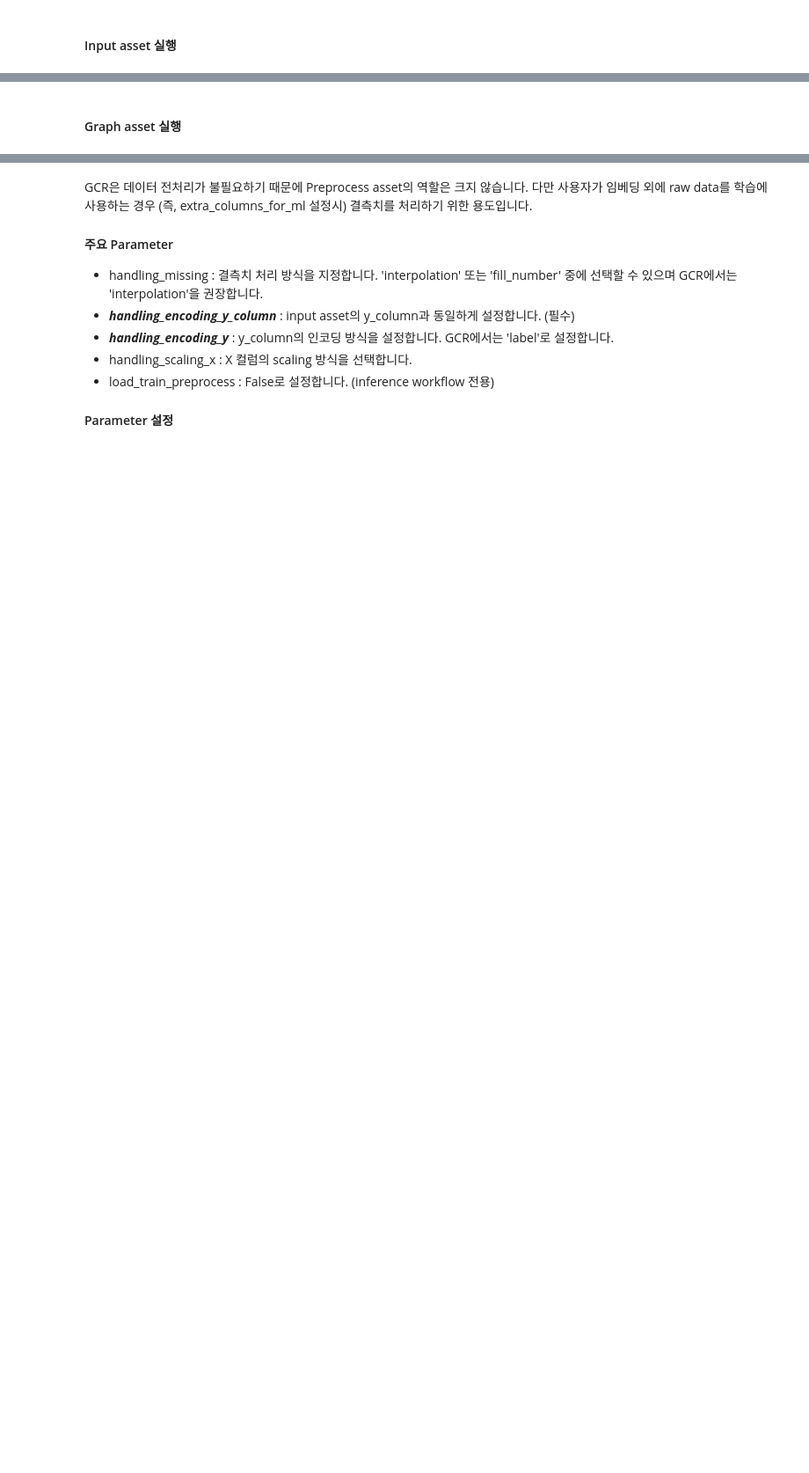
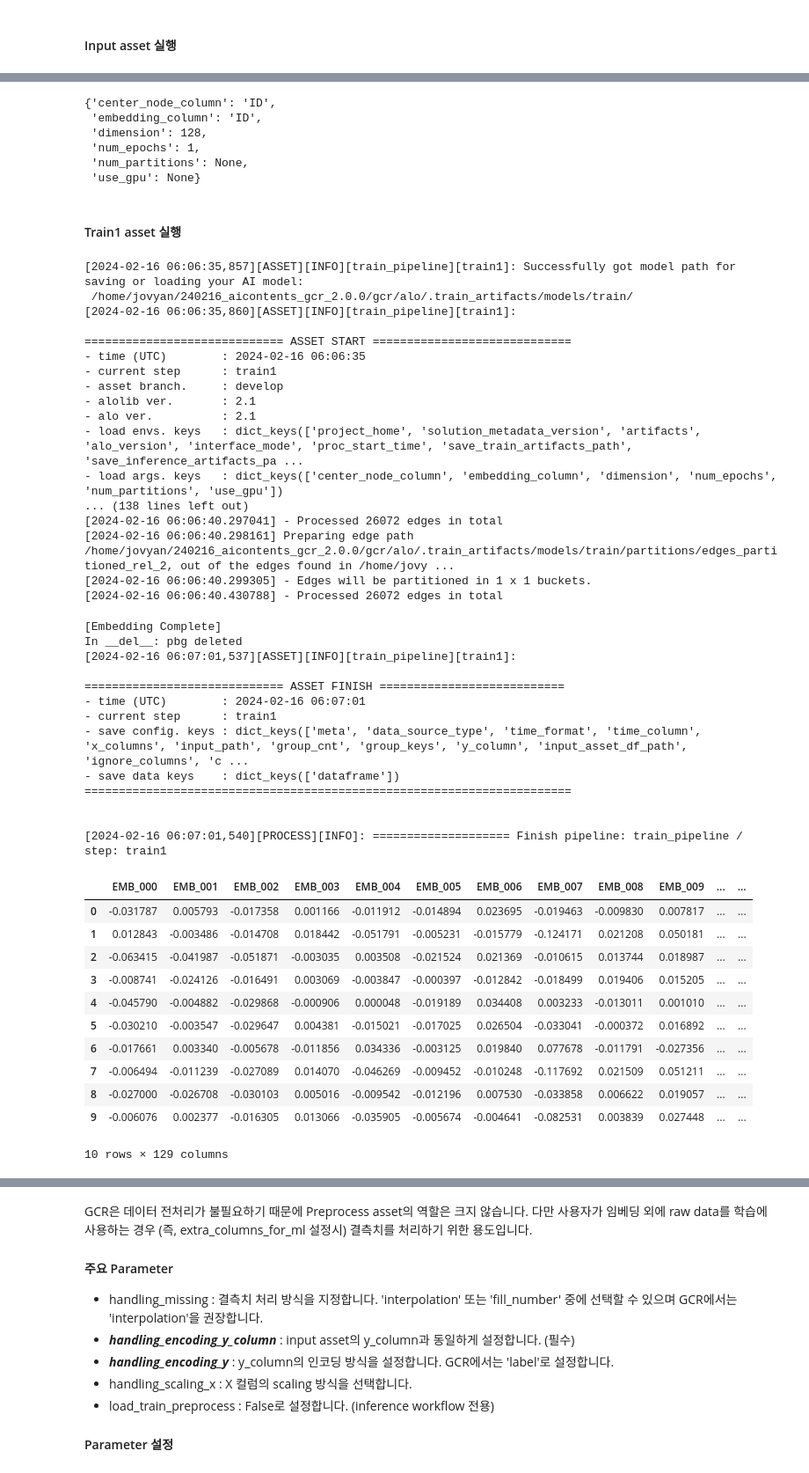
Before and after one commit to mellerikat-aicontents/Graph-powered-Classification-Regression, a Jupyter notebook: GCR_asset_run_template.ipynb, the cells around one changed output, grey strips where cells are left out. Shown at 88% size. Saved outputs shown, nothing was run; the diff lists cells and outputs as text; code cells hidden in the pictures; blank space fills up the shorter version.

```diff
--- a/GCR_asset_run_template.ipynb
+++ b/GCR_asset_run_template.ipynb
@@ -181,0 +342,5 @@ input_asset_structure.data['dataframe'].head(10)
+# %%
+readiness_asset_structure = run(step, pipeline, alo.asset_structure)
+
+# Readiness asset의 결과 dataframe은 readiness_asset_structure.data['dataframe']으로 확인할 수 있습니다.
+readiness_asset_structure.data['dataframe'].head(10)
@@ -196,20 +387,70 @@ GCR의 가장 핵심이 되는 asset입니다. Raw Data를 임베딩으로 모
 
 #### Parameter 설정
 # %%
-# GCR asset 순서에 따라 step 순서를 입력합니다. (input(0) - graph(1) - preprocess(2) - sampling(3) - train(4))
-step = 1
-alo.asset_structure= copy.deepcopy(input_asset_structure)
+# GCR asset 순서에 따라 step 순서를 입력합니다. (input(0) - readiness(1) - train1(2) - preprocess(3) - train2(4) - output(5))
+step = 2
+alo.asset_structure= copy.deepcopy(readiness_asset_structure)
 alo.asset_structure.args = alo.get_args(pipeline, step)
 
 # 아래 주석을 풀어 graph asset argument를 원하는 값으로 수정합니다.
 #asset_structure.args['dimension'] = 128
 alo.asset_structure.args
+# %% [output]
+{'center_node_column': 'ID',
+ 'embedding_column': 'ID',
+ 'dimension': 128,
+ 'num_epochs': 1,
+ 'num_partitions': None,
+ 'use_gpu': None}
 # %% [markdown]
-#### Graph asset 실행
+#### Train1 asset 실행
 # %%
 # asset 실행
-graph_asset_structure=run(step, pipeline, alo.asset_structure)
+train1_asset_structure=run(step, pipeline, alo.asset_structure)
 
-# graph asset의 결과 dataframe은 graph_asset_structure.data['dataframe']으로 확인할 수 있습니다.
-graph_asset_structure.data['dataframe'].head(10)
+# graph asset의 결과 dataframe은 train1_asset_structure.data['dataframe']으로 확인할 수 있습니다.
+train1_asset_structure.data['dataframe'].head(10)
+# %% [output]
+[2024-02-16 06:06:35,857][ASSET][INFO][train_pipeline][train1]: Successfully got model path for saving or loading your AI model:
+ /home/jovyan/240216_aicontents_gcr_2.0.0/gcr/alo/.train_artifacts/models/train/
+[2024-02-16 06:06:35,860][ASSET][INFO][train_pipeline][train1]:
+
+============================= ASSET START =============================
+- time (UTC)        : 2024-02-16 06:06:35
+- current step      : train1
+- asset branch.     : develop
+- alolib ver.       : 2.1
+- alo ver.          : 2.1
+- load envs. keys   : dict_keys(['project_home', 'solution_metadata_version', 'artifacts', 'alo_version', 'interface_mode', 'proc_start_time', 'save_train_artifacts_path', 'save_inference_artifacts_pa ...
+- load args. keys   : dict_keys(['center_node_column', 'embedding_column', 'dimension', 'num_epochs', 'num_partitions', 'use_gpu'])
+... (138 lines left out)
+[2024-02-16 06:06:40.297041] - Processed 26072 edges in total
+[2024-02-16 06:06:40.298161] Preparing edge path /home/jovyan/240216_aicontents_gcr_2.0.0/gcr/alo/.train_artifacts/models/train/partitions/edges_partitioned_rel_2, out of the edges found in /home/jovy ...
+[2024-02-16 06:06:40.299305] - Edges will be partitioned in 1 x 1 buckets.
+[2024-02-16 06:06:40.430788] - Processed 26072 edges in total
+[Embedding Complete]
+In __del__: pbg deleted
+[2024-02-16 06:07:01,537][ASSET][INFO][train_pipeline][train1]:
+
+============================= ASSET FINISH ===========================
+- time (UTC)        : 2024-02-16 06:07:01
+- current step      : train1
+- save config. keys : dict_keys(['meta', 'data_source_type', 'time_format', 'time_column', 'x_columns', 'input_path', 'group_cnt', 'group_keys', 'y_column', 'input_asset_df_path', 'ignore_columns', 'c ...
+- save data keys    : dict_keys(['dataframe'])
+=======================================================================
+
+
+[2024-02-16 06:07:01,540][PROCESS][INFO]: ==================== Finish pipeline: train_pipeline / step: train1
+|  | EMB_000 | EMB_001 | EMB_002 | EMB_003 | EMB_004 | EMB_005 | EMB_006 | EMB_007 | EMB_008 | EMB_009 | ... | ... |
+| 0 | -0.031787 | 0.005793 | -0.017358 | 0.001166 | -0.011912 | -0.014894 | 0.023695 | -0.019463 | -0.009830 | 0.007817 | ... | ... |
+| 1 | 0.012843 | -0.003486 | -0.014708 | 0.018442 | -0.051791 | -0.005231 | -0.015779 | -0.124171 | 0.021208 | 0.050181 | ... | ... |
+| 2 | -0.063415 | -0.041987 | -0.051871 | -0.003035 | 0.003508 | -0.021524 | 0.021369 | -0.010615 | 0.013744 | 0.018987 | ... | ... |
+| 3 | -0.008741 | -0.024126 | -0.016491 | 0.003069 | -0.003847 | -0.000397 | -0.012842 | -0.018499 | 0.019406 | 0.015205 | ... | ... |
+| 4 | -0.045790 | -0.004882 | -0.029868 | -0.000906 | 0.000048 | -0.019189 | 0.034408 | 0.003233 | -0.013011 | 0.001010 | ... | ... |
+| 5 | -0.030210 | -0.003547 | -0.029647 | 0.004381 | -0.015021 | -0.017025 | 0.026504 | -0.033041 | -0.000372 | 0.016892 | ... | ... |
+| 6 | -0.017661 | 0.003340 | -0.005678 | -0.011856 | 0.034336 | -0.003125 | 0.019840 | 0.077678 | -0.011791 | -0.027356 | ... | ... |
+| 7 | -0.006494 | -0.011239 | -0.027089 | 0.014070 | -0.046269 | -0.009452 | -0.010248 | -0.117692 | 0.021509 | 0.051211 | ... | ... |
+| 8 | -0.027000 | -0.026708 | -0.030103 | 0.005016 | -0.009542 | -0.012196 | 0.007530 | -0.033858 | 0.006622 | 0.019057 | ... | ... |
+| 9 | -0.006076 | 0.002377 | -0.016305 | 0.013066 | -0.035905 | -0.005674 | -0.004641 | -0.082531 | 0.003839 | 0.027448 | ... | ... |
+10 rows × 129 columns
 # %% [markdown]
```
Also changed, not shown: parts of 66 cells of this notebook.
